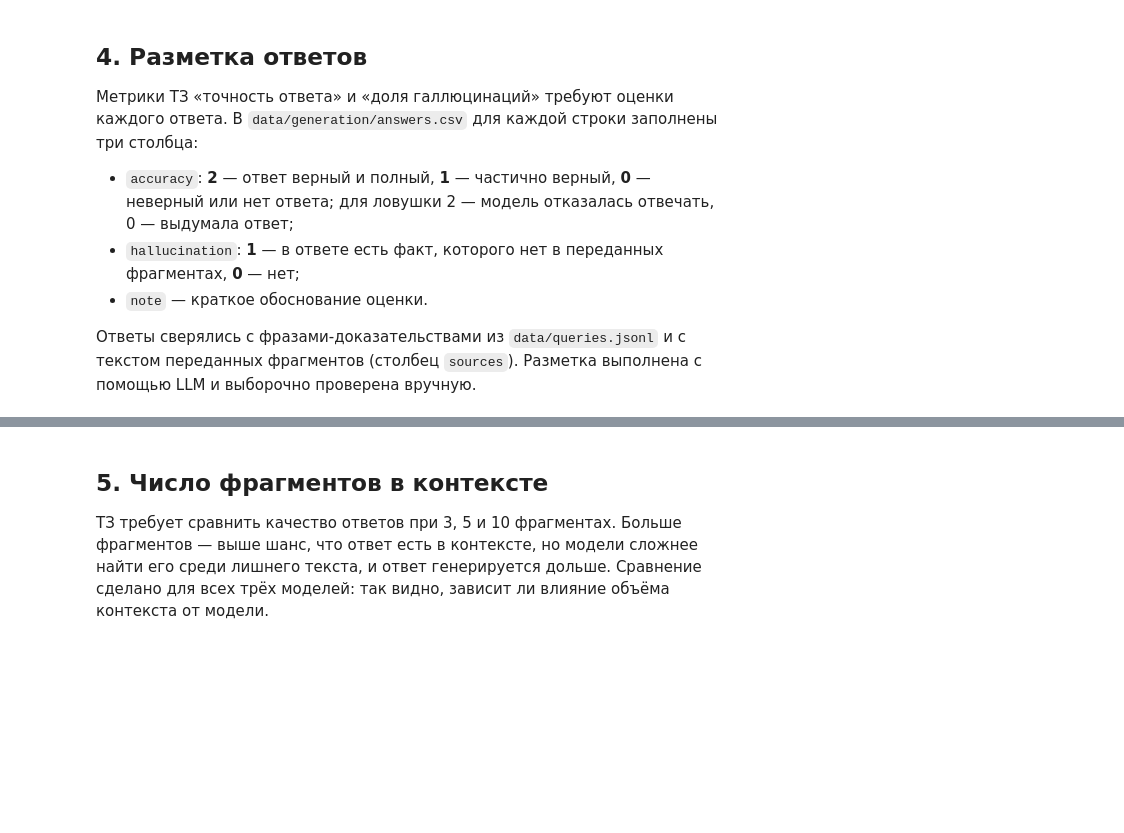
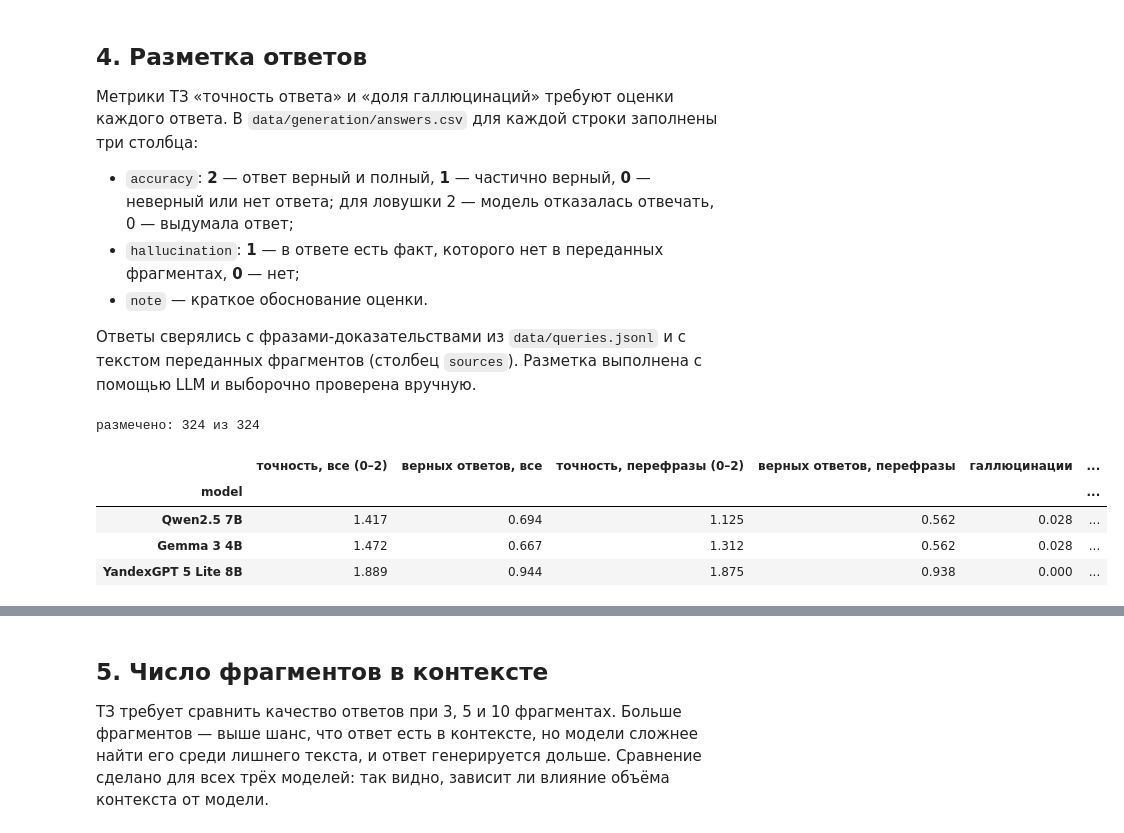
Before and after one commit to stwz13/gasoline-blending-rag, a Jupyter notebook: notebooks/generation.ipynb, the cells around one changed output, grey strips where cells are left out. Cells and saved outputs as stored; diff of their text form; code cells hidden in the pictures; blank space fills up the shorter version.

```diff
--- a/notebooks/generation.ipynb
+++ b/notebooks/generation.ipynb
@@ -179,23 +197,32 @@ answerable.groupby("category")["context_has_answer"].mean().round(2)
 # %%
 marked = answers.dropna(subset=["accuracy", "hallucination"]).copy()
 print(f"размечено: {len(marked)} из {len(answers)}")
 marked["paraphrase"] = marked["category"] == "paraphrase"
 
 
 def manual_metrics(df: pd.DataFrame) -> pd.Series:
     """Считает точность и долю галлюцинаций одной модели по разметке."""
     para = df[df["paraphrase"]]
     return pd.Series({
         "точность, все (0–2)": df["accuracy"].mean(),
         "верных ответов, все": (df["accuracy"] == 2).mean(),
         "точность, перефразы (0–2)": para["accuracy"].mean(),
         "верных ответов, перефразы": (para["accuracy"] == 2).mean(),
         "галлюцинации": df["hallucination"].mean(),
+        "ловушки распознаны": (df.loc[df["category"] == "trap", "accuracy"] == 2).mean(),
     })
 
 
-manual = marked[marked["k"] == 5].groupby("model").apply(manual_metrics).reindex(list(MODELS)).dropna(how="all")
+manual = marked[marked["k"] == 5].groupby("model")[["category", "paraphrase", "accuracy", "hallucination"]].apply(
+    manual_metrics).reindex(list(MODELS)).dropna(how="all")
 manual.round(3) if len(manual) else "Ответы ещё не размечены: заполните accuracy и hallucination в answers.csv"
+# %% [output]
+размечено: 324 из 324
+|  | точность, все (0–2) | верных ответов, все | точность, перефразы (0–2) | верных ответов, перефразы | галлюцинации | ... |
+| model |  |  |  |  |  | ... |
+| Qwen2.5 7B | 1.417 | 0.694 | 1.125 | 0.562 | 0.028 | ... |
+| Gemma 3 4B | 1.472 | 0.667 | 1.312 | 0.562 | 0.028 | ... |
+| YandexGPT 5 Lite 8B | 1.889 | 0.944 | 1.875 | 0.938 | 0.000 | ... |
 # %%
 def plot_manual(manual: pd.DataFrame) -> None:
     """Рисует долю верных ответов и долю галлюцинаций по моделям."""
```
Also changed, not shown: parts of 12 cells of this notebook, 2 other files.
